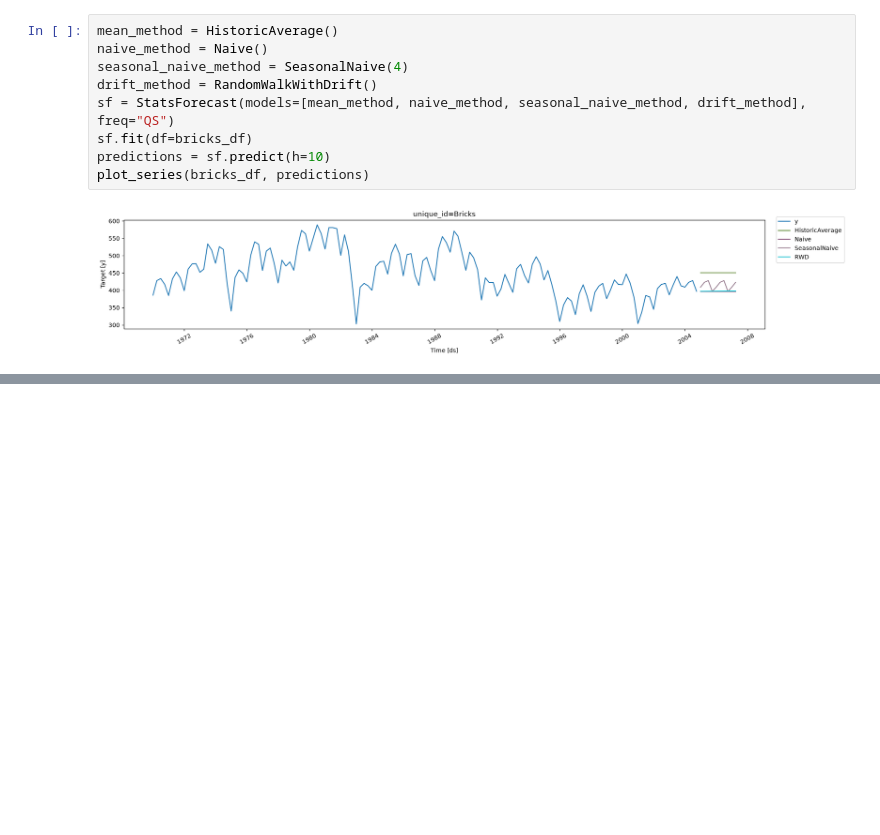
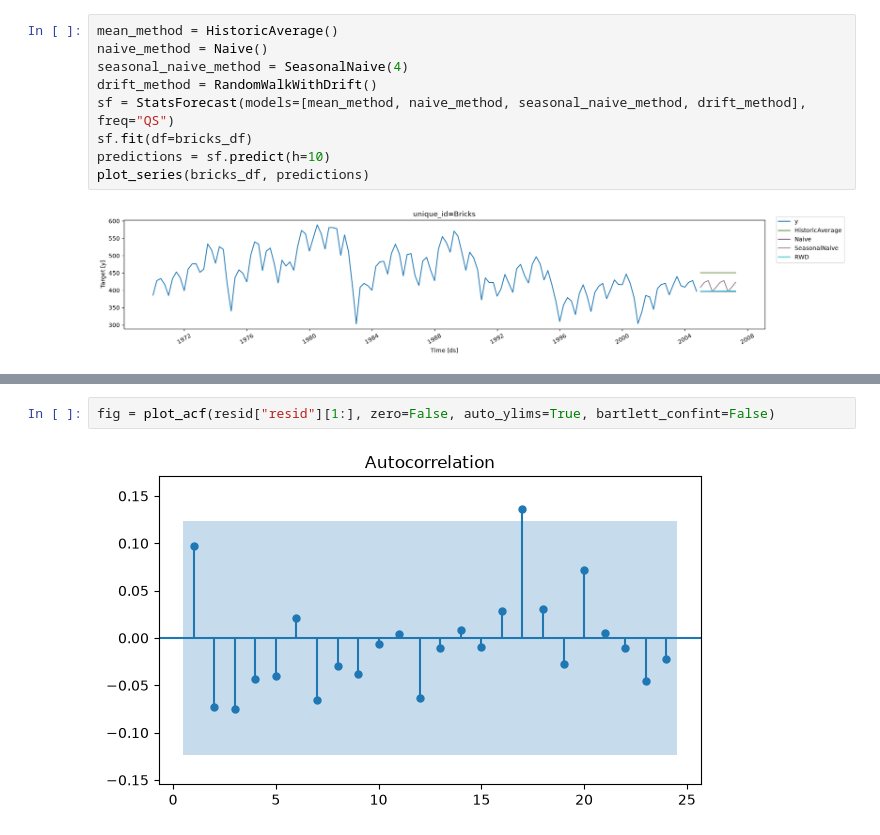
Before and after one commit to DinithBJayalath/ms-time-series, a Jupyter notebook: fpp-book/forecasting.ipynb, the cells around one changed output, grey strips where cells are left out. Drawn from its saved outputs; the diff is of its cells as text; blank space fills up the shorter version.

```diff
--- a/fpp-book/forecasting.ipynb
+++ b/fpp-book/forecasting.ipynb
@@ -118,0 +155,4 @@ plot_series(bricks_df, predictions)
+# %%
+fig = plot_acf(resid["resid"][1:], zero=False, auto_ylims=True, bartlett_confint=False)
+# %% [output]
+[figure, added]
```
Also changed, not shown: parts of 3 cells of this notebook.
